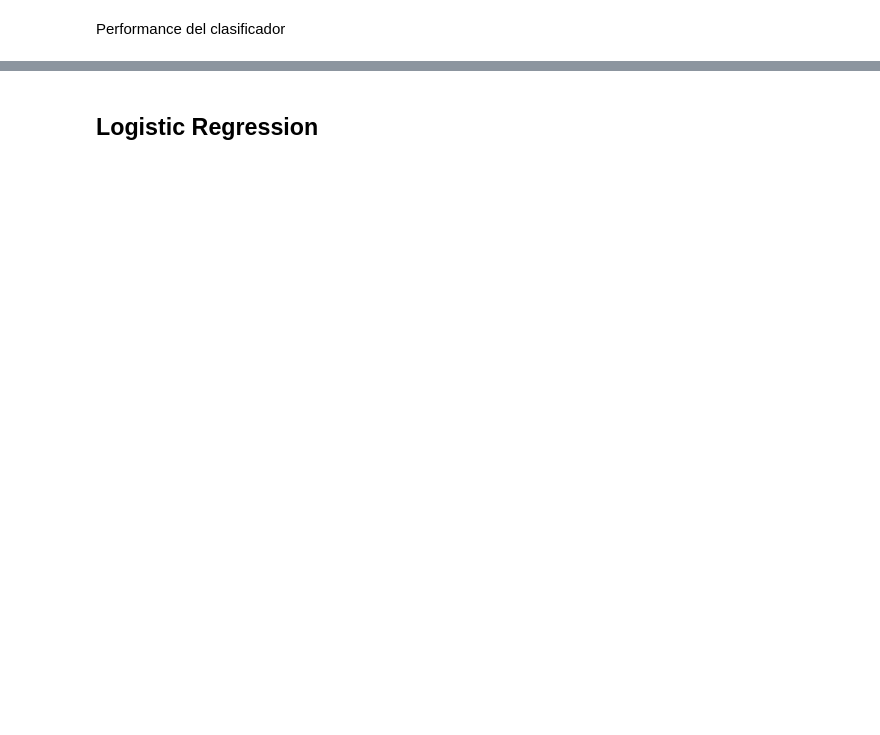
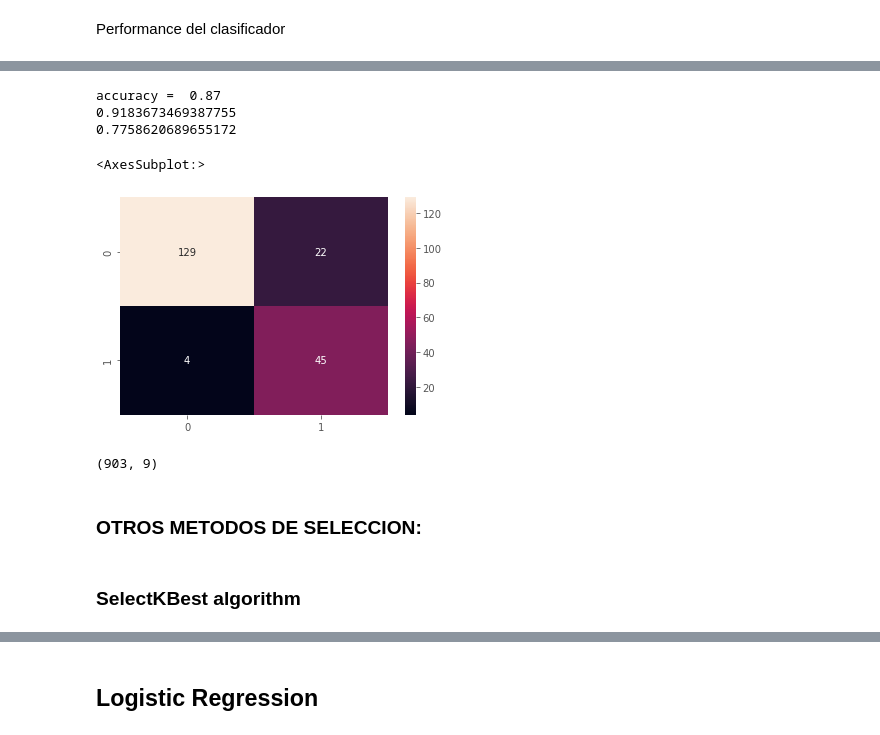
Before and after one commit to JhonHarry/Proyecto_TFM_UOC, a Jupyter notebook: code/insurance test models JHLG.ipynb, the cells around one changed output, grey strips where cells are left out. Saved outputs shown, nothing was run; the diff lists cells and outputs as text; code cells hidden in the pictures; blank space fills up the shorter version.

Commit message:
feature selection (n = 9)

```diff
--- a/code/insurance test models JHLG.ipynb
+++ b/code/insurance test models JHLG.ipynb
@@ -931,0 +1026,33 @@ def metrics(real,pred):
+# %%
+# Creamos el dataset con la data
+
+DT = DecisionTreeClassifier(min_samples_split=45, max_depth = 4)
+DT_model = DT.fit(X_filtered, y_train)
+
+X_test_filtered = feat_selector.transform(DataX_test)
+
+prediction_DT = DT_model.predict(X_test_filtered)
+# %%
+print("accuracy = ", accuracy_score(y_test, prediction_DT))
+print(recall_score(y_test, prediction_DT))
+print(f1_score(y_test, prediction_DT))
+
+from sklearn.metrics import confusion_matrix
+cm = confusion_matrix(y_test, prediction_DT)
+
+#fig, ax = plt.subplots(figsize=(10,10))
+sns.heatmap(cm, annot = True, fmt='g')
+# %% [output]
+accuracy =  0.87
+0.9183673469387755
+0.7758620689655172
+<AxesSubplot:>
+[figure, added]
+# %%
+X_filtered.shape
+# %% [output]
+(903, 9)
+# %% [markdown]
+### OTROS METODOS DE SELECCION:
+# %% [markdown]
+### SelectKBest algorithm
```
Also changed, not shown: parts of 102 cells of this notebook, 4 other files.
